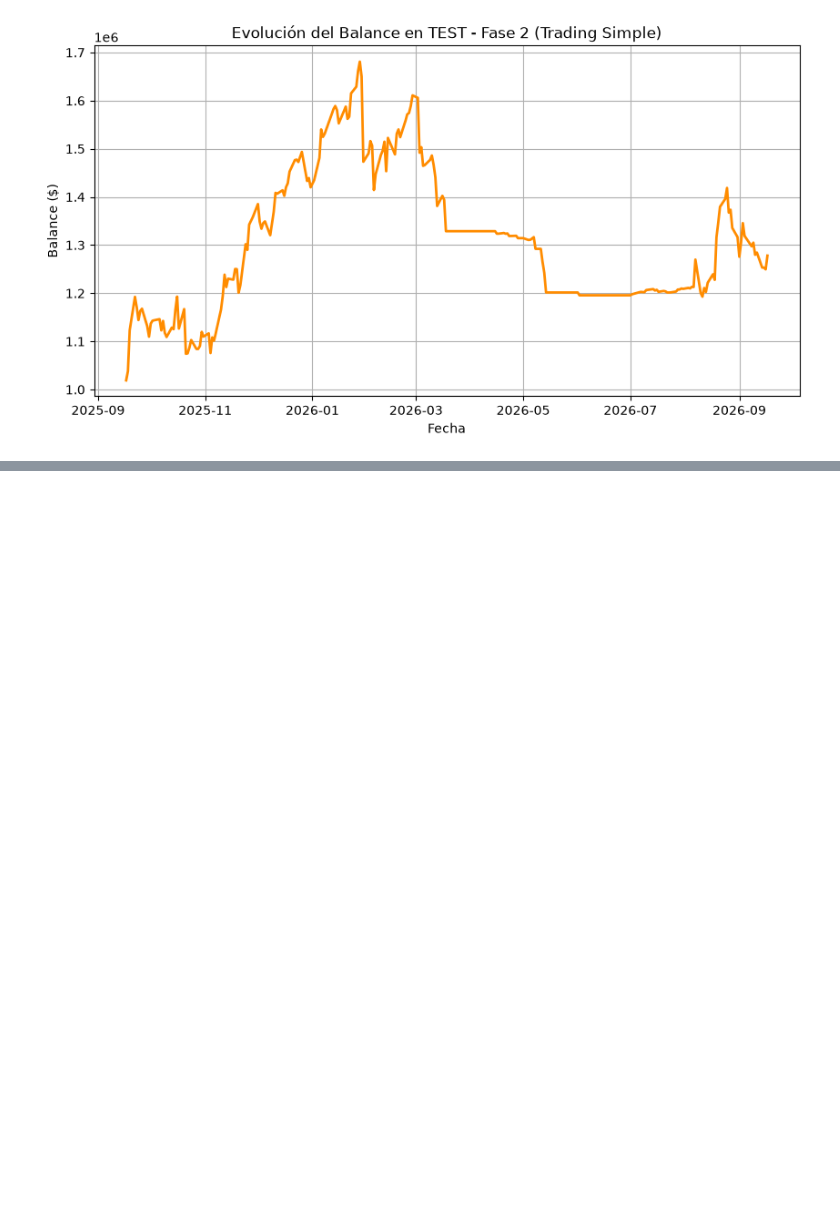
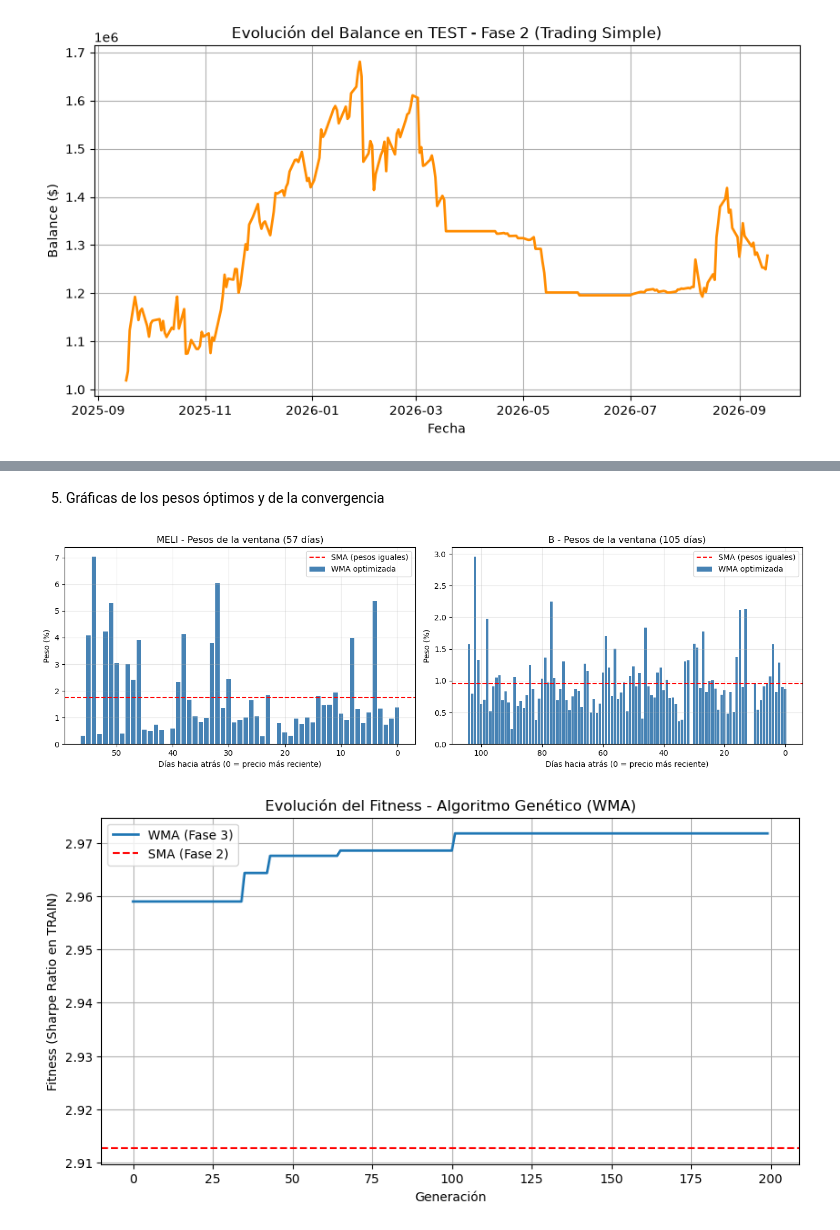
Before and after one commit to DayanniGodoy/MIA, a Jupyter notebook: proyecto_1.ipynb, the cells around one changed output, grey strips where cells are left out. Cells and saved outputs as stored; diff of their text form; code cells hidden in the pictures; blank space fills up the shorter version.

Commit message:
Update proyecto_1.ipynb
Fase 3

```diff
--- a/proyecto_1.ipynb
+++ b/proyecto_1.ipynb
@@ -1240,0 +1539,42 @@ plt.show()
+# %% [markdown]
+5. Gráficas de los pesos óptimos y de la convergencia
+# %%
+# ====================================================================
+# GRÁFICAS: PESOS ÓPTIMOS POR PERIODO DE LA VENTANA
+# ====================================================================
+fig, ejes = plt.subplots(1, len(activos_opt), figsize=(14, 4.5))
+ejes = np.atleast_1d(ejes)
+
+for eje, i in zip(ejes, activos_opt):
+    w = bloques_optimos[i]
+    n = len(w)
+    dias_atras = np.arange(n - 1, -1, -1)      # w[-1] = precio de hoy (0 días atrás)
+
+    eje.bar(dias_atras, w * 100, color="steelblue", label="WMA optimizada")
+    eje.axhline(100 / n, color="red", linestyle="--", label="SMA (pesos iguales)")
+    eje.set_title(f"{tickers[i]} - Pesos de la ventana ({n} días)")
+    eje.set_xlabel("Días hacia atrás (0 = precio más reciente)")
+    eje.set_ylabel("Peso (%)")
+    eje.invert_xaxis()
+    eje.grid(True, alpha=0.3)
+    eje.legend()
+
+plt.tight_layout()
+plt.show()
+
+
+# ====================================================================
+# CONVERGENCIA DEL ALGORITMO GENÉTICO
+# ====================================================================
+plt.figure(figsize=(10, 5))
+plt.plot(history_f3, linewidth=2, label="WMA (Fase 3)")
+plt.axhline(sharpe_optimo, color="red", linestyle="--", label="SMA (Fase 2)")
+plt.title("Evolución del Fitness - Algoritmo Genético (WMA)")
+plt.xlabel("Generación")
+plt.ylabel("Fitness (Sharpe Ratio en TRAIN)")
+plt.grid(True)
+plt.legend()
+plt.show()
+# %% [output]
+[figure, added]
+[figure, added]
```
Also changed, not shown: parts of 17 cells of this notebook.
